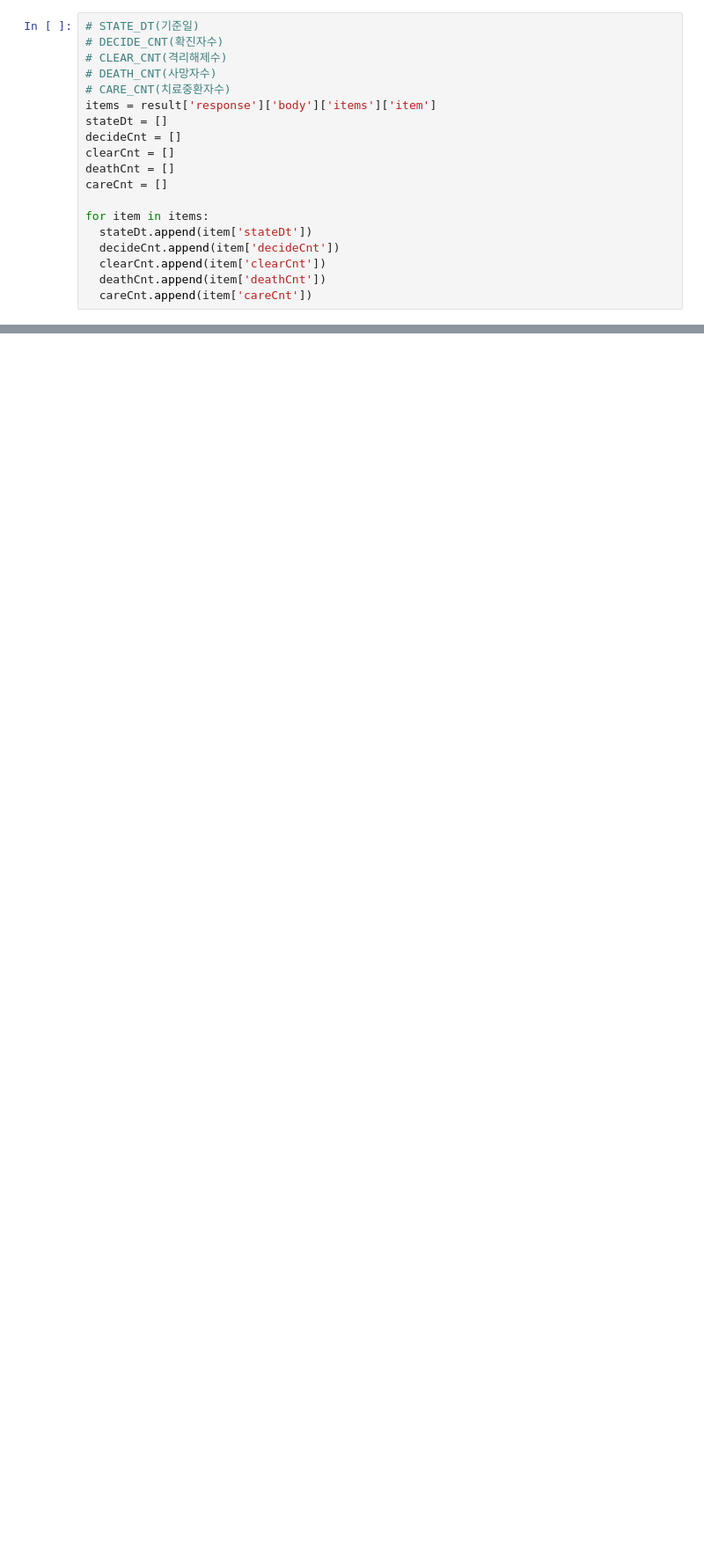
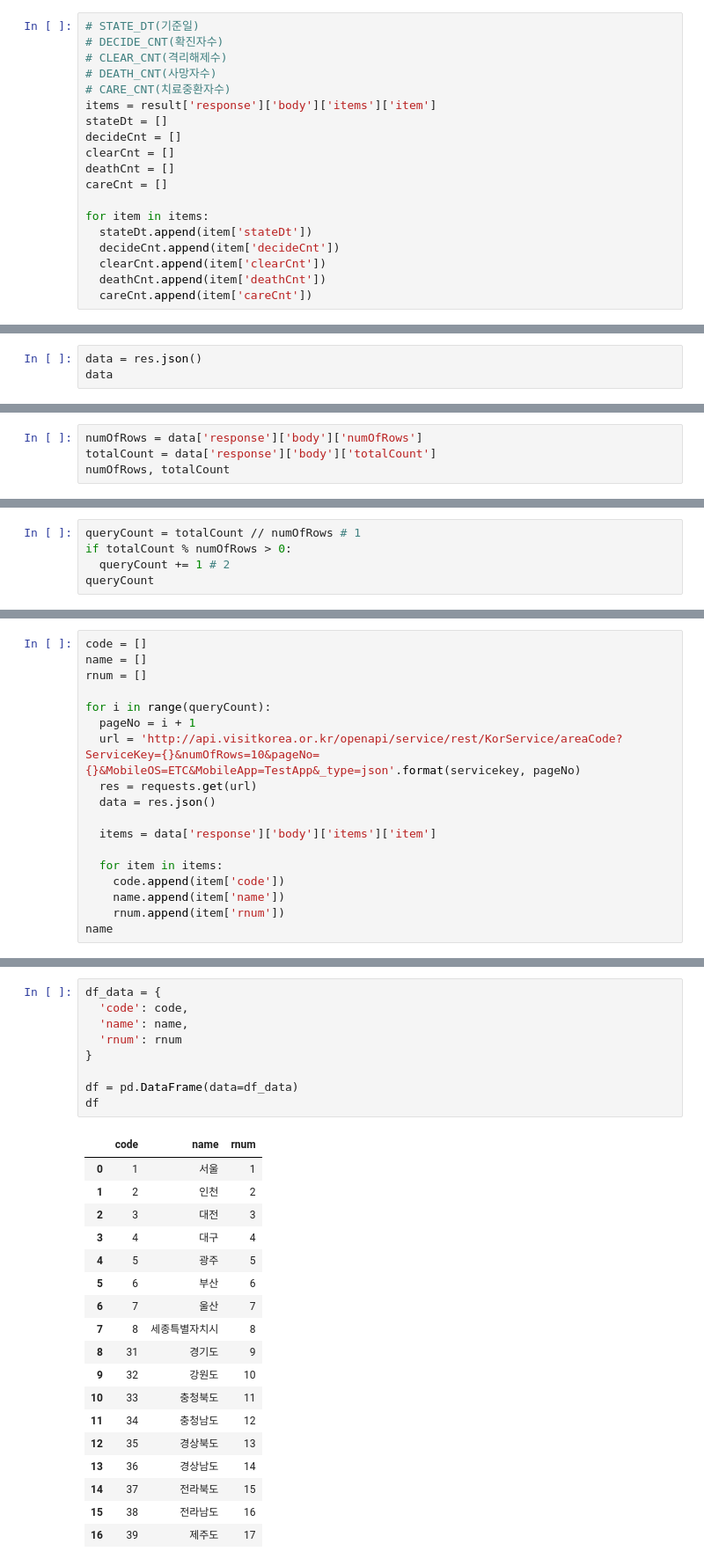
Before and after one commit to RlxDn/Bigdata, a Jupyter notebook: 50_웹크롤링/02_OpenApi.ipynb, the cells around one changed output, grey strips where cells are left out. Shown at 88% size. Cells and saved outputs as stored; diff of their text form; blank space fills up the shorter version.

```diff
--- a/50_웹크롤링/02_OpenApi.ipynb
+++ b/50_웹크롤링/02_OpenApi.ipynb
@@ -140,0 +168,3 @@ df
+# %%
+data = res.json()
+data
@@ -140,0 +186,4 @@ df
+# %%
+numOfRows = data['response']['body']['numOfRows']
+totalCount = data['response']['body']['totalCount']
+numOfRows, totalCount
@@ -140,0 +192,5 @@ df
+# %%
+queryCount = totalCount // numOfRows # 1
+if totalCount % numOfRows > 0:
+  queryCount += 1 # 2
+queryCount
@@ -140,0 +199,18 @@ df
+# %%
+code = []
+name = []
+rnum = []
+
+for i in range(queryCount):
+  pageNo = i + 1
+  url = 'http://api.visitkorea.or.kr/openapi/service/rest/KorService/areaCode?ServiceKey={}&numOfRows=10&pageNo={}&MobileOS=ETC&MobileApp=TestApp&_type=json'.format(servicekey, pageNo)
+  res = requests.get(url)
+  data = res.json()
+
+  items = data['response']['body']['items']['item']
+
+  for item in items:
+    code.append(item['code'])
+    name.append(item['name'])
+    rnum.append(item['rnum'])
+name
@@ -140,0 +235,28 @@ df
+# %%
+df_data = {
+  'code': code,
+  'name': name,
+  'rnum': rnum
+}
+
+df = pd.DataFrame(data=df_data)
+df
+# %% [output]
+|  | code | name | rnum |
+| 0 | 1 | 서울 | 1 |
+| 1 | 2 | 인천 | 2 |
+| 2 | 3 | 대전 | 3 |
+| 3 | 4 | 대구 | 4 |
+| 4 | 5 | 광주 | 5 |
+| 5 | 6 | 부산 | 6 |
+| 6 | 7 | 울산 | 7 |
+| 7 | 8 | 세종특별자치시 | 8 |
+| 8 | 31 | 경기도 | 9 |
+| 9 | 32 | 강원도 | 10 |
+| 10 | 33 | 충청북도 | 11 |
+| 11 | 34 | 충청남도 | 12 |
+| 12 | 35 | 경상북도 | 13 |
+| 13 | 36 | 경상남도 | 14 |
+| 14 | 37 | 전라북도 | 15 |
+| 15 | 38 | 전라남도 | 16 |
+| 16 | 39 | 제주도 | 17 |
```
Also changed, not shown: parts of 12 cells of this notebook.
